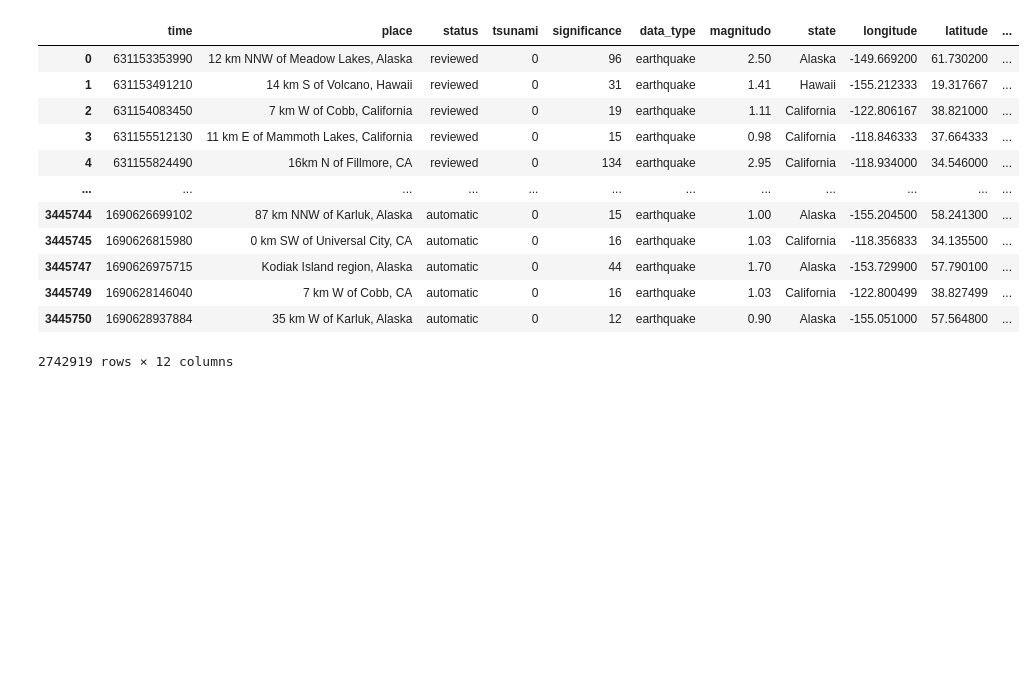
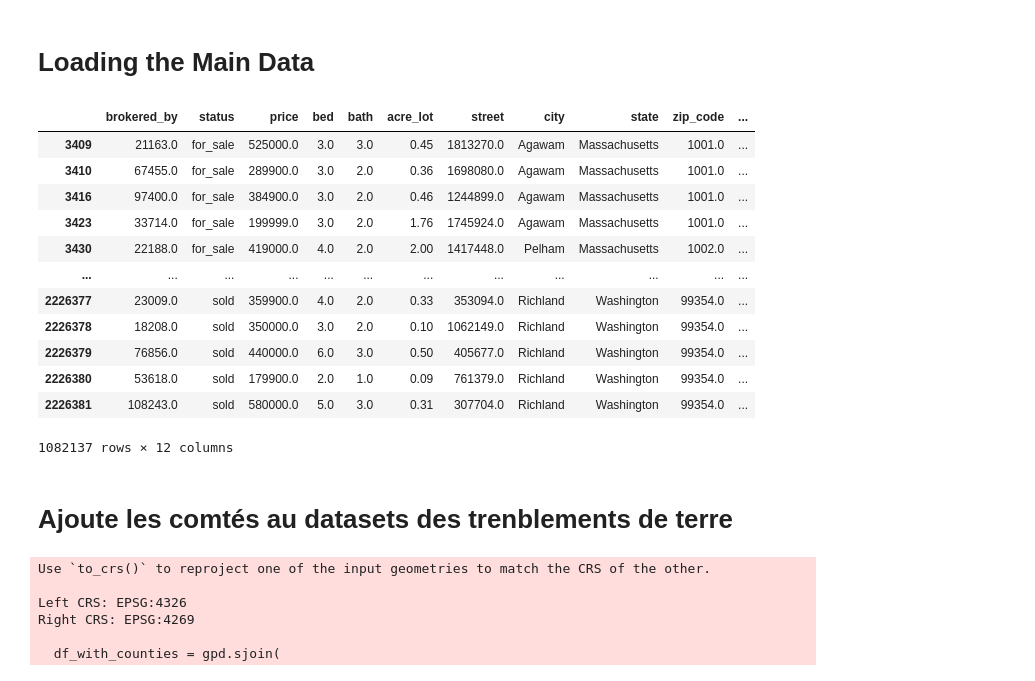
Before and after one commit to snonow/earthquake-realestate-viz, a Jupyter notebook: Data Manip.ipynb, the cells around one changed output. Cells and saved outputs as stored; diff of their text form; code cells hidden in the pictures; blank space fills up the shorter version.

```diff
--- a/Data Manip.ipynb
+++ b/Data Manip.ipynb
@@ -4,47 +6,50 @@ import us
+# %% [markdown]
+# Loading the Main Data
 # %%
+
 #Load Data
 earthquake = pd.read_csv('data/Eartquakes-1990-2023.csv')
 realtor = pd.read_csv('data/realtor-data.csv')
 
 #Clean up empty spaces
 earthquake['state'] = earthquake['state'].str.strip()
 
 #Change USA to the correct state
 earthquake['state'] = earthquake['state'].replace('USA', 'Georgia')
 
 # US states
 states = us.states.STATES
 List = []
 for state in states:
     List.append(state.name)
     List.append(state.abbr)
 
 #Filter for US states
 filtered_earthquake = earthquake[earthquake['state'].isin(List)]
 filtered_realtor = realtor[realtor['state'].isin(List)]
 
 #Change all abbreviation to full name (only for earthquake)
     # Dictionary mapping abbreviations to full names
 us_states = {state.abbr: state.name for state in states}
 filtered_earthquake.loc[:, 'state'] = filtered_earthquake['state'].apply(lambda x: us_states.get(x, x))
 
 #Drop NaN from both dataframe
 filtered_earthquake = filtered_earthquake.dropna()
 filtered_realtor = filtered_realtor.dropna()
 
-filtered_earthquake
-# filtered_realtor
+# filtered_earthquake
+filtered_realtor
 # %% [output]
-|  | time | place | status | tsunami | significance | data_type | magnitudo | state | longitude | latitude | ... |
-| 0 | 631153353990 | 12 km NNW of Meadow Lakes, Alaska | reviewed | 0 | 96 | earthquake | 2.50 | Alaska | -149.669200 | 61.730200 | ... |
-| 1 | 631153491210 | 14 km S of Volcano, Hawaii | reviewed | 0 | 31 | earthquake | 1.41 | Hawaii | -155.212333 | 19.317667 | ... |
-| 2 | 631154083450 | 7 km W of Cobb, California | reviewed | 0 | 19 | earthquake | 1.11 | California | -122.806167 | 38.821000 | ... |
-| 3 | 631155512130 | 11 km E of Mammoth Lakes, California | reviewed | 0 | 15 | earthquake | 0.98 | California | -118.846333 | 37.664333 | ... |
-| 4 | 631155824490 | 16km N of Fillmore, CA | reviewed | 0 | 134 | earthquake | 2.95 | California | -118.934000 | 34.546000 | ... |
+|  | brokered_by | status | price | bed | bath | acre_lot | street | city | state | zip_code | ... |
+| 3409 | 21163.0 | for_sale | 525000.0 | 3.0 | 3.0 | 0.45 | 1813270.0 | Agawam | Massachusetts | 1001.0 | ... |
+| 3410 | 67455.0 | for_sale | 289900.0 | 3.0 | 2.0 | 0.36 | 1698080.0 | Agawam | Massachusetts | 1001.0 | ... |
+| 3416 | 97400.0 | for_sale | 384900.0 | 3.0 | 2.0 | 0.46 | 1244899.0 | Agawam | Massachusetts | 1001.0 | ... |
+| 3423 | 33714.0 | for_sale | 199999.0 | 3.0 | 2.0 | 1.76 | 1745924.0 | Agawam | Massachusetts | 1001.0 | ... |
+| 3430 | 22188.0 | for_sale | 419000.0 | 4.0 | 2.0 | 2.00 | 1417448.0 | Pelham | Massachusetts | 1002.0 | ... |
 | ... | ... | ... | ... | ... | ... | ... | ... | ... | ... | ... | ... |
-| 3445744 | 1690626699102 | 87 km NNW of Karluk, Alaska | automatic | 0 | 15 | earthquake | 1.00 | Alaska | -155.204500 | 58.241300 | ... |
-| 3445745 | 1690626815980 | 0 km SW of Universal City, CA | automatic | 0 | 16 | earthquake | 1.03 | California | -118.356833 | 34.135500 | ... |
-| 3445747 | 1690626975715 | Kodiak Island region, Alaska | automatic | 0 | 44 | earthquake | 1.70 | Alaska | -153.729900 | 57.790100 | ... |
-| 3445749 | 1690628146040 | 7 km W of Cobb, CA | automatic | 0 | 16 | earthquake | 1.03 | California | -122.800499 | 38.827499 | ... |
-| 3445750 | 1690628937884 | 35 km W of Karluk, Alaska | automatic | 0 | 12 | earthquake | 0.90 | Alaska | -155.051000 | 57.564800 | ... |
+| 2226377 | 23009.0 | sold | 359900.0 | 4.0 | 2.0 | 0.33 | 353094.0 | Richland | Washington | 99354.0 | ... |
+| 2226378 | 18208.0 | sold | 350000.0 | 3.0 | 2.0 | 0.10 | 1062149.0 | Richland | Washington | 99354.0 | ... |
+| 2226379 | 76856.0 | sold | 440000.0 | 6.0 | 3.0 | 0.50 | 405677.0 | Richland | Washington | 99354.0 | ... |
+| 2226380 | 53618.0 | sold | 179900.0 | 2.0 | 1.0 | 0.09 | 761379.0 | Richland | Washington | 99354.0 | ... |
+| 2226381 | 108243.0 | sold | 580000.0 | 5.0 | 3.0 | 0.31 | 307704.0 | Richland | Washington | 99354.0 | ... |
-2742919 rows × 12 columns
+1082137 rows × 12 columns
@@ -69,0 +56,29 @@ filtered_earthquake["county"] = gdf_eq_with_county["NAME"]
+# %% [markdown]
+# Ajoute les comtés au datasets des trenblements de terre
+# %%
+# Lire ton fichier des villes + comtés
+counties = gpd.read_file("data/tl_2021_us_county/tl_2021_us_county.shp")
+counties = counties[['GEOID', 'NAME', 'STATEFP', 'COUNTYFP', 'geometry']]
+counties = counties.rename(columns={'NAME':'county', 'STATEFP':'state_fips', 'COUNTYFP':'county_fips'})
+
+earthquakes_gdf = gpd.GeoDataFrame(
+    filtered_earthquake,
+    geometry=gpd.points_from_xy(filtered_earthquake['longitude'], filtered_earthquake['latitude']),
+    crs='EPSG:4326'
+)
+
+df_with_counties = gpd.sjoin(
+    earthquakes_gdf,
+    counties[['county_fips','county','state_fips','geometry']],
+    how='left',
+    predicate='within'
+)
+
+filtered_earthquake = df_with_counties
+# %% [output]
+Use `to_crs()` to reproject one of the input geometries to match the CRS of the other.
+
+Left CRS: EPSG:4326
+Right CRS: EPSG:4269
+
+  df_with_counties = gpd.sjoin(
```
Also changed, not shown: parts of 21 cells of this notebook, 2 other files.
